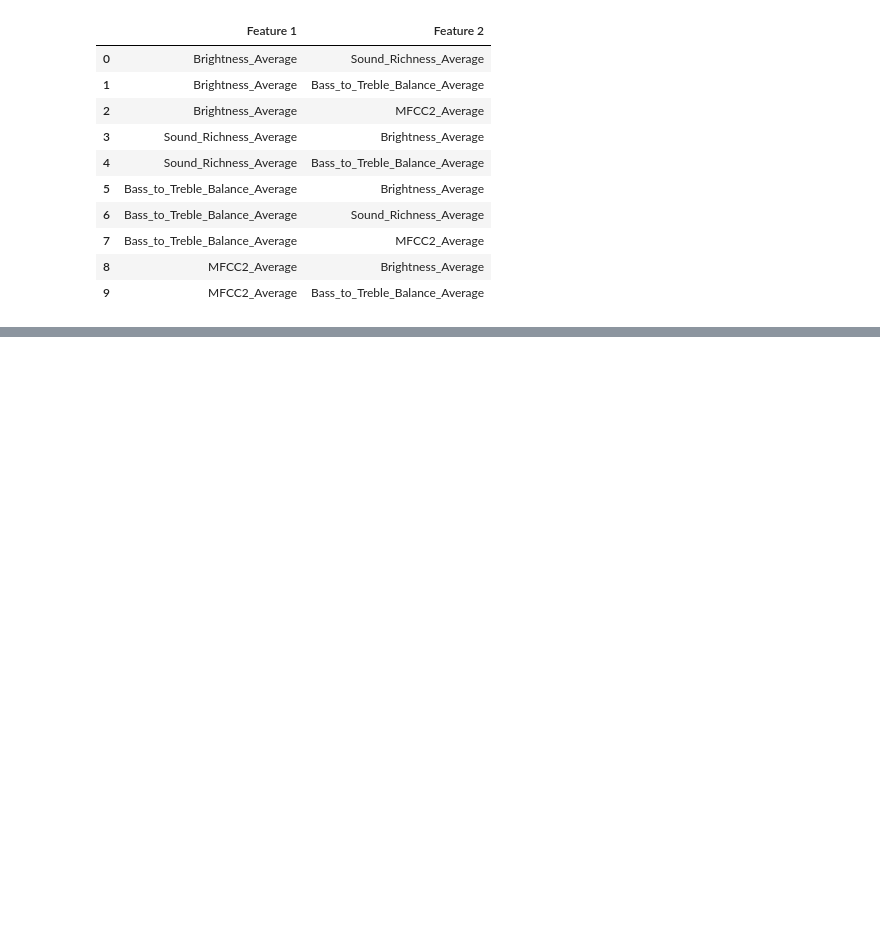
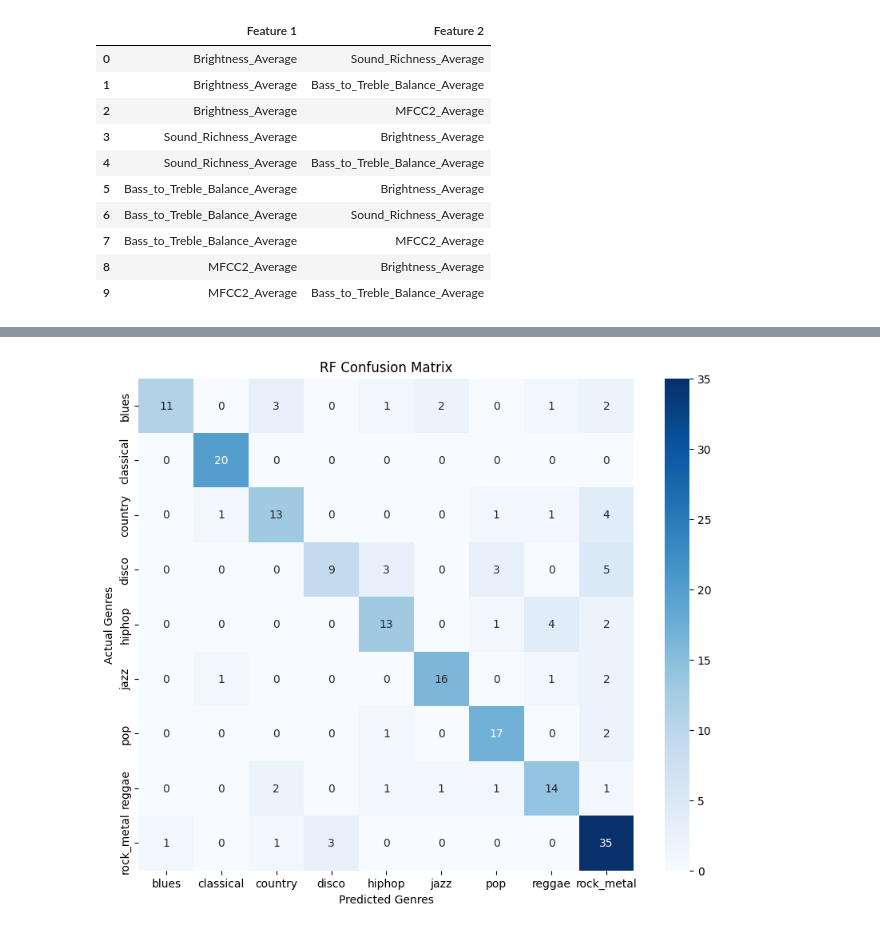
Before and after one commit to Milltrader/MusicalGenrePrediction, a Jupyter notebook: AudioGenre.ipynb, the cells around one changed output, grey strips where cells are left out. Cells and saved outputs as stored; diff of their text form; code cells hidden in the pictures; blank space fills up the shorter version.

Commit message:
Created the base of the project, added multiple models

```diff
--- a/AudioGenre.ipynb
+++ b/AudioGenre.ipynb
@@ -183,0 +197,17 @@ Encoded Labels: {0: 'blues', 1: 'classical', 2: 'country', 3: 'disco', 4: 'hipho
+# %%
+from sklearn.model_selection import GridSearchCV
+
+param_grid_rf = {
+    'n_estimators': [200, 250, 300, 350, 500],        # Increase the number of trees
+    'max_depth': [10, 15, 20],       # Allow deeper trees or no limit
+    'min_samples_split': [2, 5, 10],       # Reduce regularization
+    'min_samples_leaf': [1, 2 ,4]          # Allow smaller leaf sizes
+}
+
+
+grid_search_rf = GridSearchCV(RandomForestClassifier(random_state=42), param_grid_rf, cv=5, scoring='accuracy', n_jobs=-1)
+grid_search_rf.fit(X_train, y_train)
+
+print("Best Random Forest Parameters:", grid_search_rf.best_params_)
+
+# we get the best estimators wit the given parameters
@@ -183,0 +216,8 @@ Encoded Labels: {0: 'blues', 1: 'classical', 2: 'country', 3: 'disco', 4: 'hipho
+# %%
+best_rf = grid_search_rf.best_estimator_ #taking best estimator from grid search
+y_pred_best_rf = best_rf.predict(X_test)
+
+print("Tuned Random Forest Accuracy:", accuracy_score(y_test, y_pred_best_rf))
+print("Classification Report:\n", classification_report(y_test, y_pred_best_rf))
+
+# aaaaaand... it is worse than the non-tuned model. Not sure why tbh. To be checked later but I'm cool with it for now
@@ -183,0 +242,12 @@ Encoded Labels: {0: 'blues', 1: 'classical', 2: 'country', 3: 'disco', 4: 'hipho
+# %%
+cm = confusion_matrix(y_test, y_pred_best_rf)
+
+
+plt.figure(figsize=(10, 8))
+sns.heatmap(cm, annot=True, fmt='d', cmap='Blues', xticklabels=le.classes_, yticklabels=le.classes_)
+plt.title("RF Confusion Matrix")
+plt.xlabel("Predicted Genres")
+plt.ylabel("Actual Genres")
+plt.show()
+# %% [output]
+[figure, added]
```
Also changed, not shown: parts of 21 cells of this notebook.
